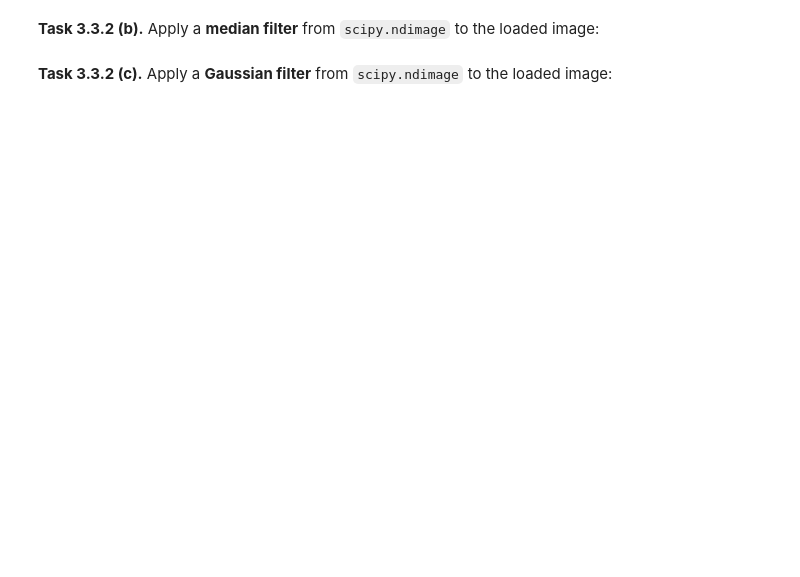
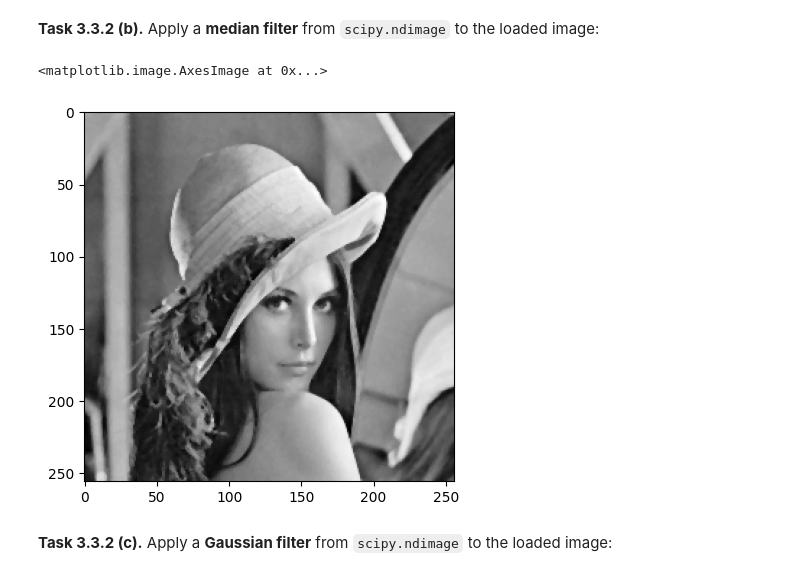
Before and after one commit to leventetn/mobi-fs3-python, a Jupyter notebook: task3.ipynb, the cells around one changed output. Cells and saved outputs as stored; diff of their text form; code cells hidden in the pictures; blank space fills up the shorter version.

```diff
--- a/task3.ipynb
+++ b/task3.ipynb
@@ -99,4 +106,10 @@ AssertionError:
 # %% [markdown]
 **<a id="#">Task 3.3.2 (b).</a>** Apply a **median filter** from `scipy.ndimage` to the loaded image:
+# %%
+img_scip2 = scipy.ndimage.median_filter(img, 3)
+plt.imshow(img_scip2, 'gray')
+# %% [output]
+<matplotlib.image.AxesImage at 0x...>
+[figure, added]
 # %% [markdown]
 **<a id="#">Task 3.3.2 (c).</a>** Apply a **Gaussian filter** from `scipy.ndimage` to the loaded image:
```
Also changed, not shown: parts of 6 cells of this notebook.
